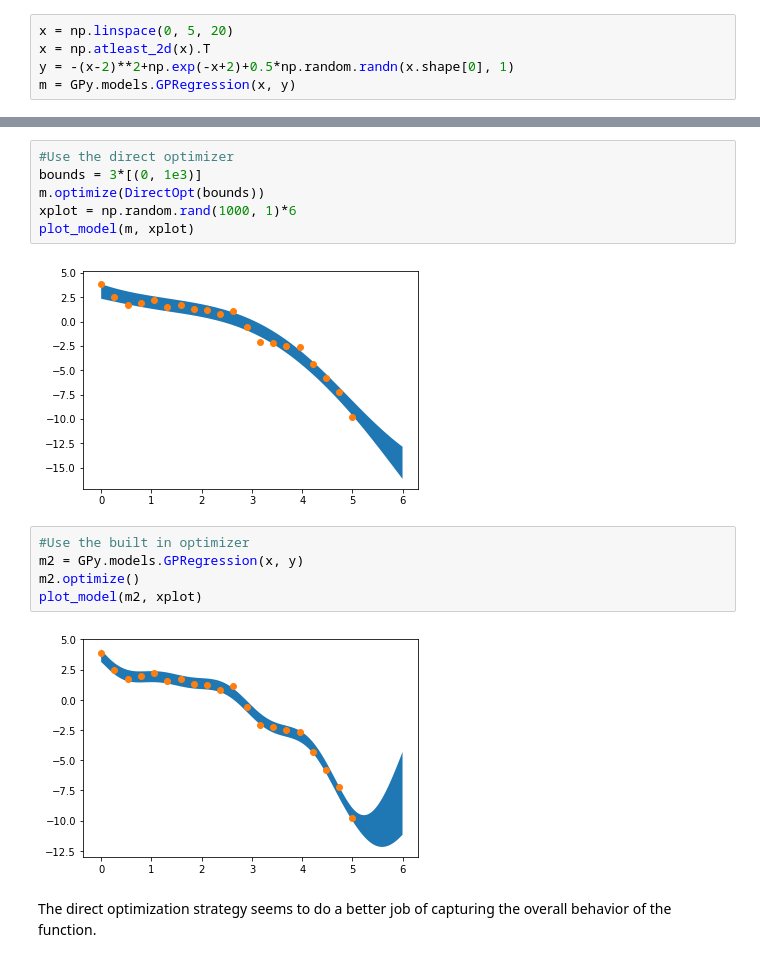
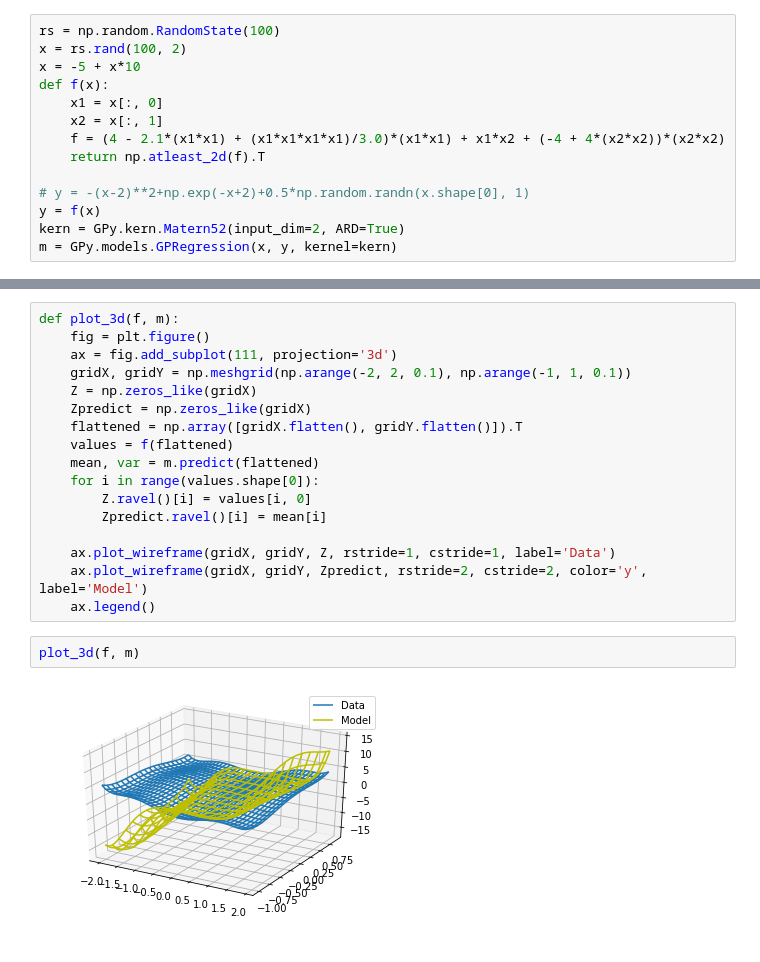
Before and after one commit to sustainable-processes/summit, a Jupyter notebook: case_studies/borrowing_hydrogen/gpy_hyperparameter_optimization.ipynb, the cells around one changed output, grey strips where cells are left out. Cells and saved outputs as stored; diff of their text form.

Commit message:
Update gpy_hyperparameter_optimization with 6-humped camel example

```diff
--- a/case_studies/borrowing_hydrogen/gpy_hyperparameter_optimization.ipynb
+++ b/case_studies/borrowing_hydrogen/gpy_hyperparameter_optimization.ipynb
@@ -4,7 +5,16 @@ from gp_optimizer import DirectOpt
 import numpy as np
 import matplotlib.pyplot as plt
 # %%
-x = np.linspace(0, 5, 20)
-x = np.atleast_2d(x).T
-y = -(x-2)**2+np.exp(-x+2)+0.5*np.random.randn(x.shape[0], 1)
-m = GPy.models.GPRegression(x, y)
+rs = np.random.RandomState(100)
+x = rs.rand(100, 2)
+x = -5 + x*10
+def f(x):
+    x1 = x[:, 0]
+    x2 = x[:, 1]
+    f = (4 - 2.1*(x1*x1) + (x1*x1*x1*x1)/3.0)*(x1*x1) + x1*x2 + (-4 + 4*(x2*x2))*(x2*x2)
+    return np.atleast_2d(f).T
+
+# y = -(x-2)**2+np.exp(-x+2)+0.5*np.random.randn(x.shape[0], 1)
+y = f(x)
+kern = GPy.kern.Matern52(input_dim=2, ARD=True)
+m = GPy.models.GPRegression(x, y, kernel=kern)
@@ -24,17 +21,21 @@ plot_model(m, xplot)
-# %%
-#Use the direct optimizer
-bounds = 3*[(0, 1e3)]
-m.optimize(DirectOpt(bounds))
-xplot = np.random.rand(1000, 1)*6
-plot_model(m, xplot)
-# %% [output]
-[figure, removed]
-# %%
-#Use the built in optimizer
-m2 = GPy.models.GPRegression(x, y)
-m2.optimize()
-plot_model(m2, xplot)
-# %% [output]
-[figure, removed]
-# %% [markdown]
-The direct optimization strategy seems to do a better job of capturing the overall behavior of the function.
+# %%
+def plot_3d(f, m):
+    fig = plt.figure()
+    ax = fig.add_subplot(111, projection='3d')
+    gridX, gridY = np.meshgrid(np.arange(-2, 2, 0.1), np.arange(-1, 1, 0.1))
+    Z = np.zeros_like(gridX)
+    Zpredict = np.zeros_like(gridX)
+    flattened = np.array([gridX.flatten(), gridY.flatten()]).T
+    values = f(flattened)
+    mean, var = m.predict(flattened)
+    for i in range(values.shape[0]):
+        Z.ravel()[i] = values[i, 0]
+        Zpredict.ravel()[i] = mean[i]
+
+    ax.plot_wireframe(gridX, gridY, Z, rstride=1, cstride=1, label='Data')
+    ax.plot_wireframe(gridX, gridY, Zpredict, rstride=2, cstride=2, color='y', label='Model')
+    ax.legend()
+# %%
+plot_3d(f, m)
+# %% [output]
+[figure, added]
```
Also changed, not shown: parts of 9 cells of this notebook.
